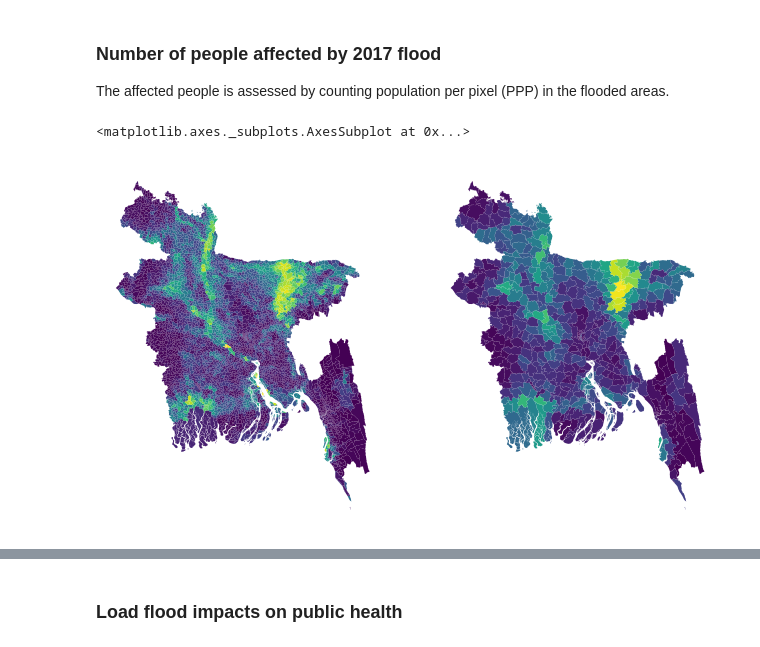
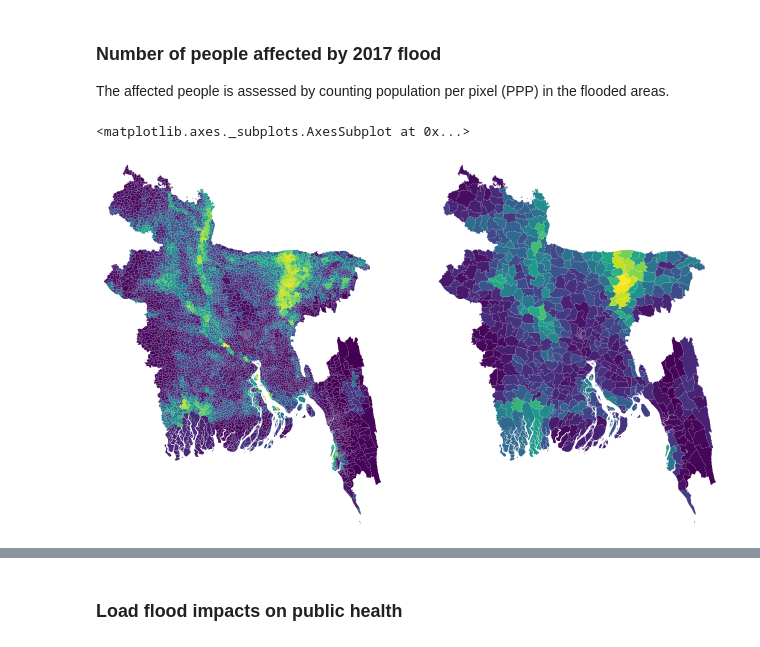
Before and after one commit to gnodnooh/VulnRiskImpact-BGD, a Jupyter notebook: FHV_DataPreparation.ipynb, the cells around one changed output, grey strips where cells are left out. Drawn from its saved outputs; the diff is of its cells as text; code cells hidden in the pictures.

```diff
--- a/FHV_DataPreparation.ipynb
+++ b/FHV_DataPreparation.ipynb
@@ -207,31 +207,36 @@ impact2['AFFECTED_PPL_RATIO'] = impact2['AFFECTED_PPL']/impact2['TOTAL_PPL']
 impact2['FLOODED_CELL_RATIO'] = impact2['FLOODED_CELL']/impact2['TOTAL_CELL']
 impact2['ADM1_PCODE'], impact2['ADM1_EN'] = shp_district['ADM1_PCODE'].values, shp_district['ADM1_EN'].values
 # %%
+import matplotlib.pyplot as plt
+from mpl_toolkits.axes_grid1 import make_axes_locatable
+
 map_union = shp_union.merge(impact4, on='ADM4_PCODE')
 map_upazila = shp_upazila.merge(impact3['AFFECTED_PPL_RATIO'], on='ADM3_PCODE')
 map_district = shp_district.merge(impact2['AFFECTED_PPL_RATIO'], on='ADM2_PCODE')
-import matplotlib.pyplot as plt
-from mpl_toolkits.axes_grid1 import make_axes_locatable
+lims = [88.00, 92.7, 20.57, 26.64]    # [xmin, xmax, ymin, ymax]
+
 fig, axes = plt.subplots(1,2,figsize=(11,9), facecolor='w')
 # divider = make_axes_locatable(fig)
 # cax = divider.append_axes("right", size="5%", pad=0.1)
 ax = axes[0]
 ax.set_axis_off()
 ax.set_aspect('equal')
+ax.axis(lims)
 map_union.plot(column='AFFECTED_PPL_RATIO', ax=ax, legend=True, cax=cax)
 ax = axes[1]
 ax.set_axis_off()
 ax.set_aspect('equal')
+ax.axis(lims)
 map_upazila.plot(column='AFFECTED_PPL_RATIO', ax=ax, legend=True, cax=cax)
 
 
 
 
 
 # map_district.plot(column='AFFECTED_PPL_RATIO', ax=ax[1], legend=True, cax=cax)
 # %% [output]
 <matplotlib.axes._subplots.AxesSubplot at 0x...>
-[figure, old version]
+[figure, new version]
 # %%
 # Mapping
 # %% [output]
```
